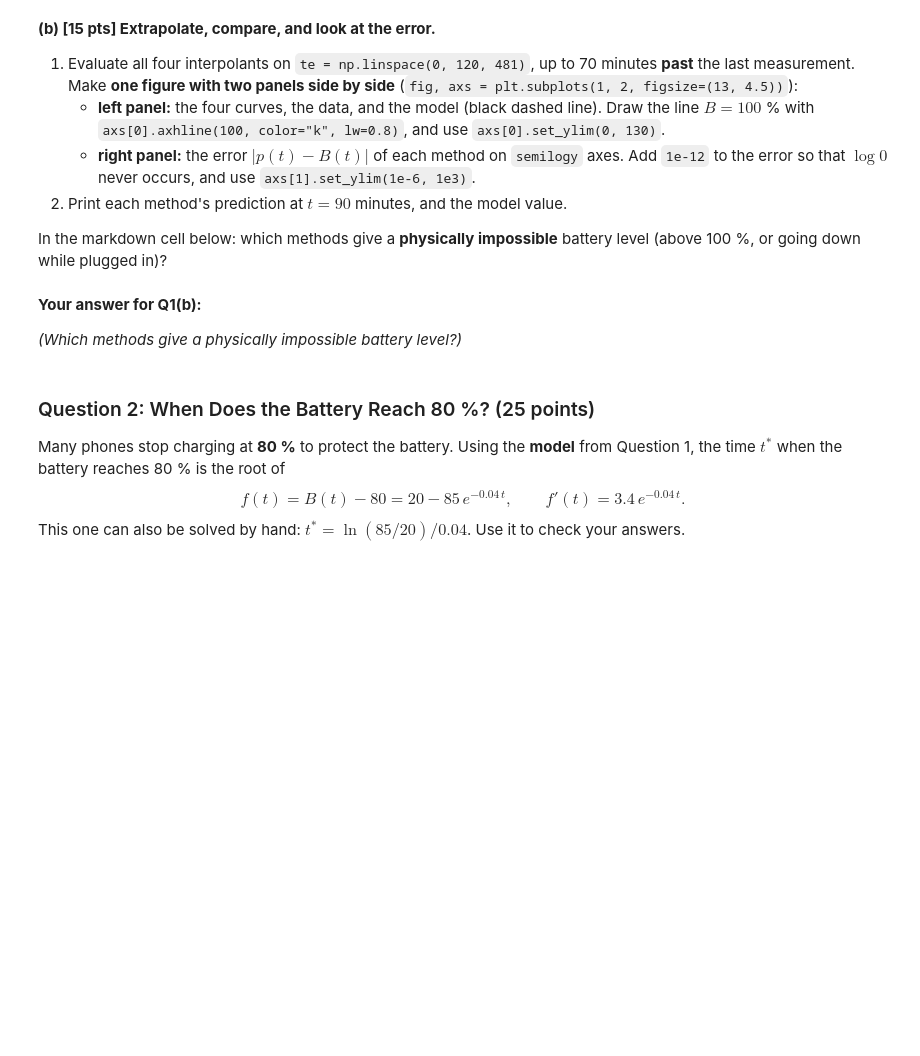
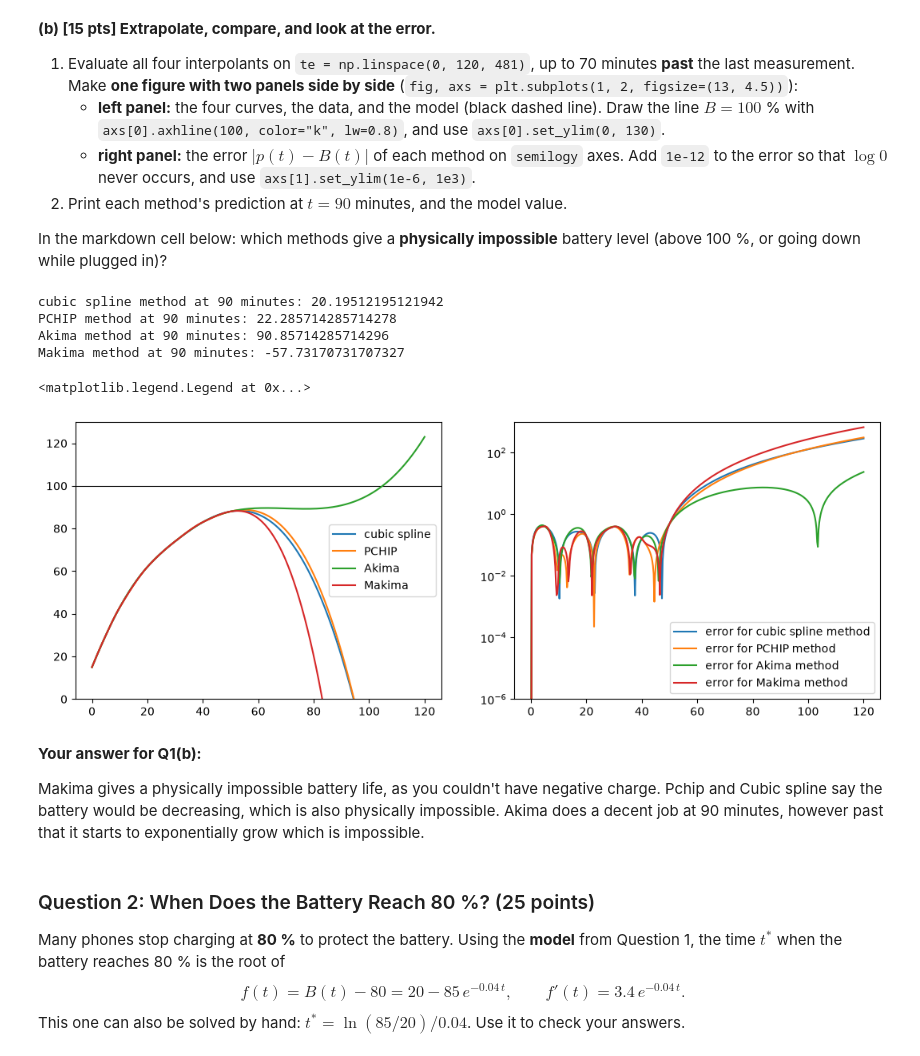
Before and after one commit to silasProgram/Math300_ClassRepo, a Jupyter notebook: assignments/assignmentIV.ipynb, the cells around one changed output. Drawn from its saved outputs; the diff is of its cells as text; code cells hidden in the pictures; blank space fills up the shorter version.

```diff
--- a/assignments/assignmentIV.ipynb
+++ b/assignments/assignmentIV.ipynb
@@ -77,11 +100,28 @@ In the markdown cell below: do the four methods agree between the measurements?
 
 In the markdown cell below: which methods give a **physically impossible** battery level (above 100 %, or going down while plugged in)?
 # %%
-# TODO: your code for Q1(b) here
+te = np.linspace(0, 120, 481)
+fig, axs = plt.subplots(1,2,figsize=(13, 4.5))
+axs[0].set_ylim(0, 130)
+axs[1].set_ylim(1e-6, 1e3)
+axs[0].axhline(100, color = "k", lw=0.8)
+for name, p in zip(names, methods):
+    axs[0].plot(te, p(te), label = name)
+    axs[1].semilogy(te, np.abs(p(te)-battery_model(te))+1e-12, label = f"error for {name} method")
+    print(f"{name} method at 90 minutes: {p(90)}")
+axs[0].legend()
+axs[1].legend()
+# %% [output]
+cubic spline method at 90 minutes: 20.19512195121942
+PCHIP method at 90 minutes: 22.285714285714278
+Akima method at 90 minutes: 90.85714285714296
+Makima method at 90 minutes: -57.73170731707327
+<matplotlib.legend.Legend at 0x...>
+[figure, added]
 # %% [markdown]
 **Your answer for Q1(b):**
 
-*(Which methods give a physically impossible battery level?)*
+Makima gives a physically impossible battery life, as you couldn't have negative charge. Pchip and Cubic spline say the battery would be decreasing, which is also physically impossible. Akima does a decent job at 90 minutes, however past that it starts to exponentially grow which is impossible.
 # %% [markdown]
 ### Question 2: When Does the Battery Reach 80 %? (25 points)
 
```
Also changed, not shown: parts of 5 cells of this notebook.
